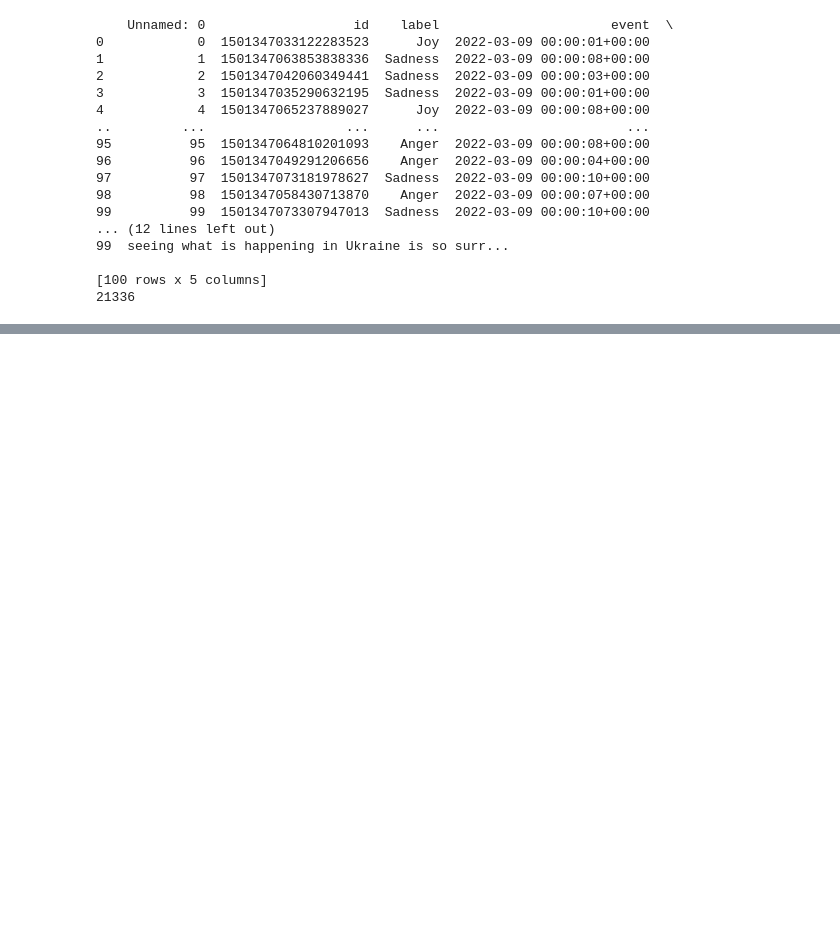
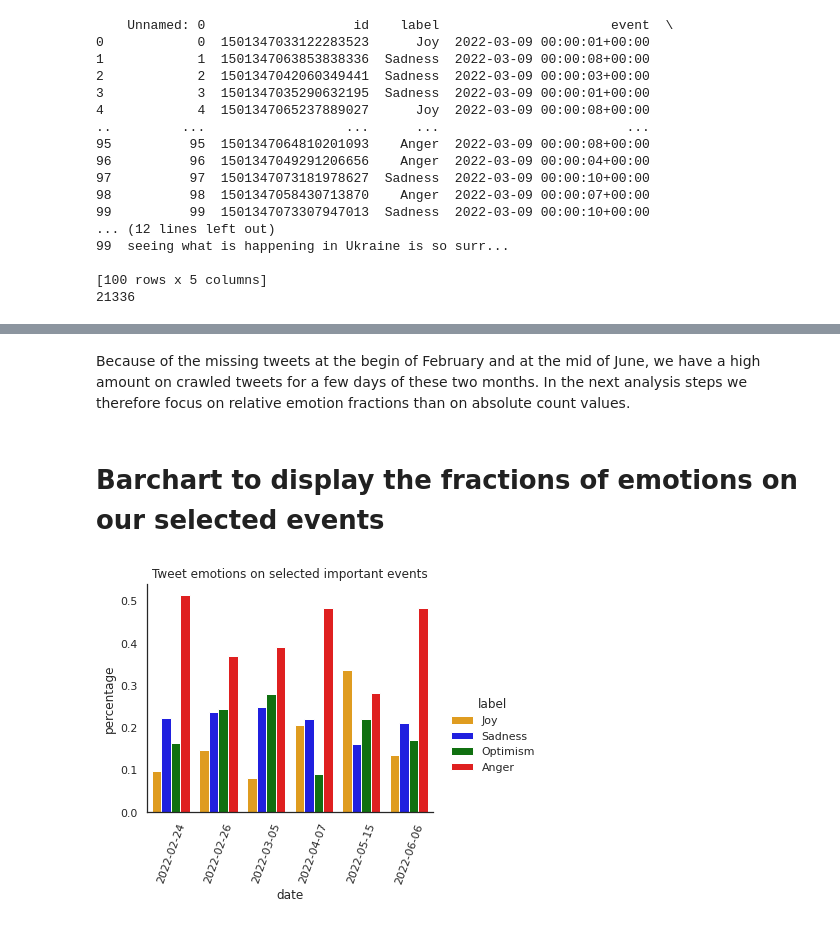
Before and after one commit to JohannesWittmann9/bert_tweet_emotion_classification, a Jupyter notebook: NLE2_J_Q_Wittmann_Ukraine_Tweet_Classification.ipynb, the cells around one changed output, grey strips where cells are left out. Cells and saved outputs as stored; diff of their text form; code cells hidden in the pictures; blank space fills up the shorter version.

```diff
--- a/NLE2_J_Q_Wittmann_Ukraine_Tweet_Classification.ipynb
+++ b/NLE2_J_Q_Wittmann_Ukraine_Tweet_Classification.ipynb
@@ -597,0 +560,2 @@ df_all_dates
+# %% [markdown]
+Because of the missing tweets at the begin of February and at the mid of June, we have a high amount on crawled tweets for a few days of these two months. In the next analysis steps we therefore focus on relative emotion fractions than on absolute count values.
@@ -597,0 +567,16 @@ df_all_dates
+# %% [markdown]
+# Barchart to display the fractions of emotions on our selected events
+# %%
+# Dates of events only with date-range tweet collection
+with sns.axes_style('white'):
+    new_df = df_all_clean.loc[df_all_clean["date"].isin(dates)]
+    g = sns.factorplot(x="date", y="count", hue='label', data=new_df, kind='bar', order=dates, palette = ["orange","blue","green","red"])
+    g.set(title='Tweet emotions on selected important events')
+    g.set_xticklabels(rotation=70)
+    dff = new_df["date"].apply(lambda x: x.to_pydatetime().strftime("%Y-%m-%d")).unique()
+    g.set_xticklabels(dff)
+    g.set(ylabel="percentage")
+    g.tight_layout()
+plt.savefig("bar_chart_important_events.png", dpi=300)
+# %% [output]
+[figure, added]
```
Also changed, not shown: parts of 42 cells of this notebook.
